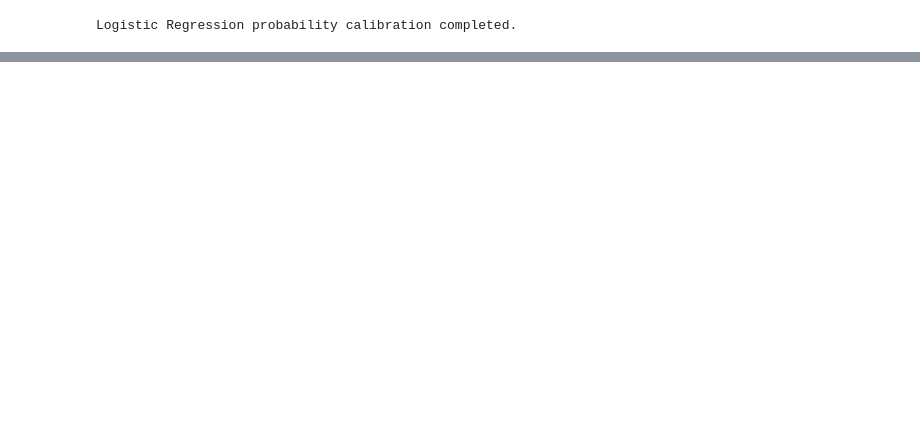
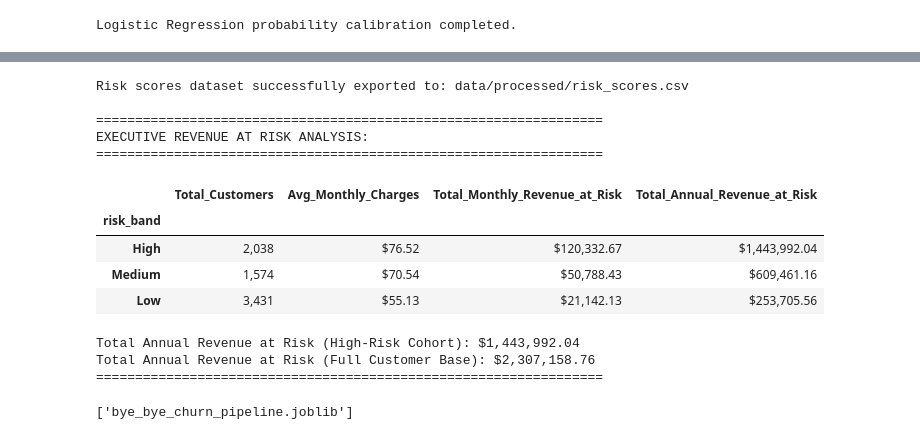
Before and after one commit to Laiba-Shahid1078/bye-bye-churn, a Jupyter notebook: bye_bye_churn.ipynb, the cells around one changed output, grey strips where cells are left out. Saved outputs shown, nothing was run; the diff lists cells and outputs as text; code cells hidden in the pictures; blank space fills up the shorter version.

```diff
--- a/bye_bye_churn.ipynb
+++ b/bye_bye_churn.ipynb
@@ -1751,0 +2107,73 @@ Test Business Cost: $91,530
+# %%
+# ==============================================================================
+# Cell 5: Phase 4.3 - Revenue at Risk Calculations & risk_scores.csv Export
+# ==============================================================================
+
+# 1. Calculate Expected Losses
+# expected_monthly_loss = churn_prob x MonthlyCharges
+risk_scores_df["expected_monthly_loss"] = np.round(
+    risk_scores_df["churn_probability"] * risk_scores_df["MonthlyCharges"], 2
+)
+
+# annual_revenue_at_risk = expected_monthly_loss x 12
+risk_scores_df["annual_revenue_at_risk"] = np.round(
+    risk_scores_df["expected_monthly_loss"] * 12, 2
+)
+risk_scores_df["churn_probability"] = risk_scores_df["churn_probability"].round(4)
+
+# 2. Export Master Dataset for Dashboard Integration (Phase 5)
+csv_export_path = "data/processed/risk_scores.csv"
+risk_scores_df.to_csv(csv_export_path, index=False)
+print(f"Risk scores dataset successfully exported to: {csv_export_path}")
+
+# 3. Aggregate Executive Revenue-at-Risk Summary
+summary_revenue = (
+    risk_scores_df.groupby("risk_band")
+    .agg(
+        Total_Customers=("customerID", "count"),
+        Avg_Monthly_Charges=("MonthlyCharges", "mean"),
+        Total_Monthly_Revenue_at_Risk=("expected_monthly_loss", "sum"),
+        Total_Annual_Revenue_at_Risk=("annual_revenue_at_risk", "sum"),
+    )
+    .reindex(["High", "Medium", "Low"])
+)
+
+print("\n" + "=" * 65)
+print("EXECUTIVE REVENUE AT RISK ANALYSIS:")
+print("=" * 65)
+display(
+    summary_revenue.map(
+        lambda x: f"${x:,.2f}" if isinstance(x, float) else f"{x:,}"
+    )
+)
+
+high_risk_loss = summary_revenue.loc["High", "Total_Annual_Revenue_at_Risk"]
+total_company_loss = summary_revenue["Total_Annual_Revenue_at_Risk"].sum()
+
+print(
+    f"\nTotal Annual Revenue at Risk (High-Risk Cohort): ${high_risk_loss:,.2f}"
+)
+print(
+    f"Total Annual Revenue at Risk (Full Customer Base): ${total_company_loss:,.2f}"
+)
+print("=" * 65)
+# %% [output]
+Risk scores dataset successfully exported to: data/processed/risk_scores.csv
+
+=================================================================
+EXECUTIVE REVENUE AT RISK ANALYSIS:
+=================================================================
+|  | Total_Customers | Avg_Monthly_Charges | Total_Monthly_Revenue_at_Risk | Total_Annual_Revenue_at_Risk |
+| risk_band |  |  |  |  |
+| High | 2,038 | $76.52 | $120,332.67 | $1,443,992.04 |
+| Medium | 1,574 | $70.54 | $50,788.43 | $609,461.16 |
+| Low | 3,431 | $55.13 | $21,142.13 | $253,705.56 |
+Total Annual Revenue at Risk (High-Risk Cohort): $1,443,992.04
+Total Annual Revenue at Risk (Full Customer Base): $2,307,158.76
+=================================================================
+# %%
+import joblib
+
+joblib.dump(best_pipe, "bye_bye_churn_pipeline.joblib")
+# %% [output]
+['bye_bye_churn_pipeline.joblib']
```
Also changed, not shown: parts of 24 cells of this notebook, 20 other files.
